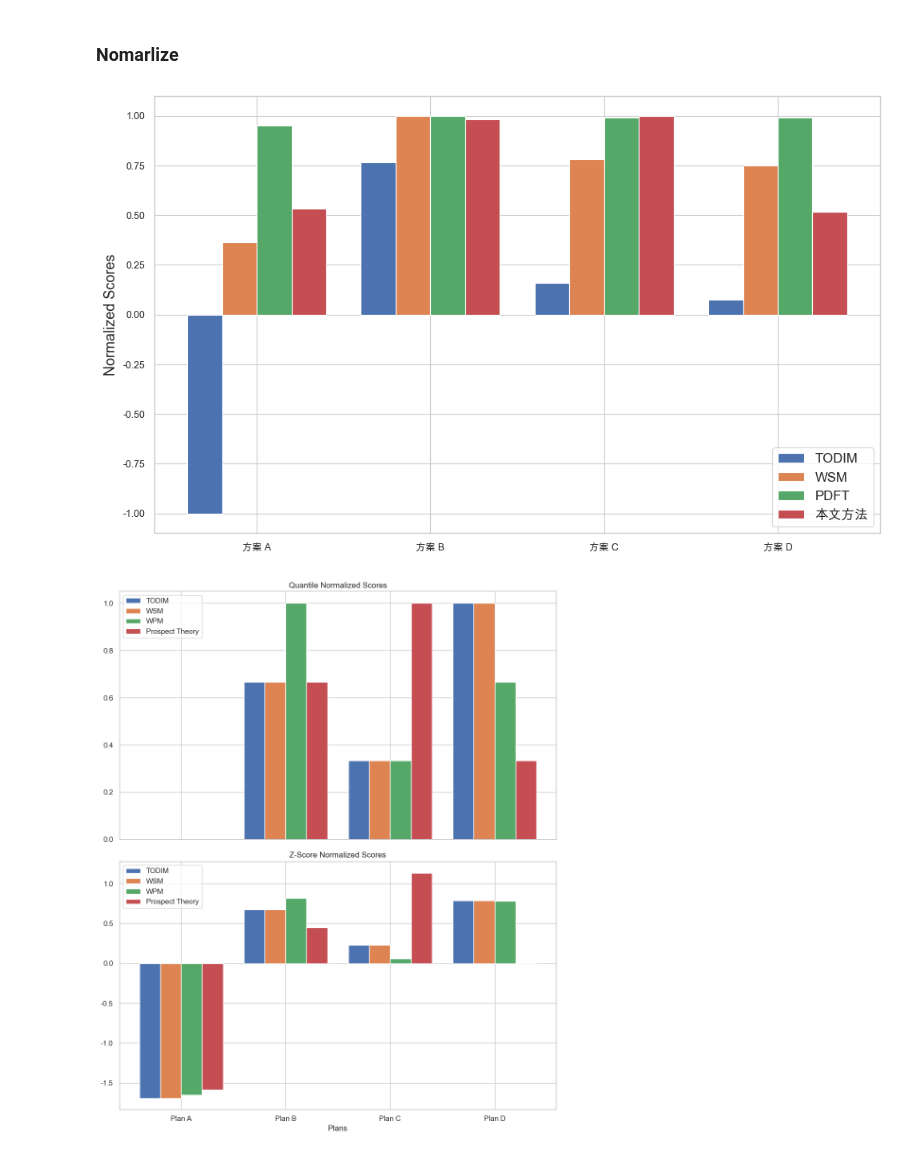
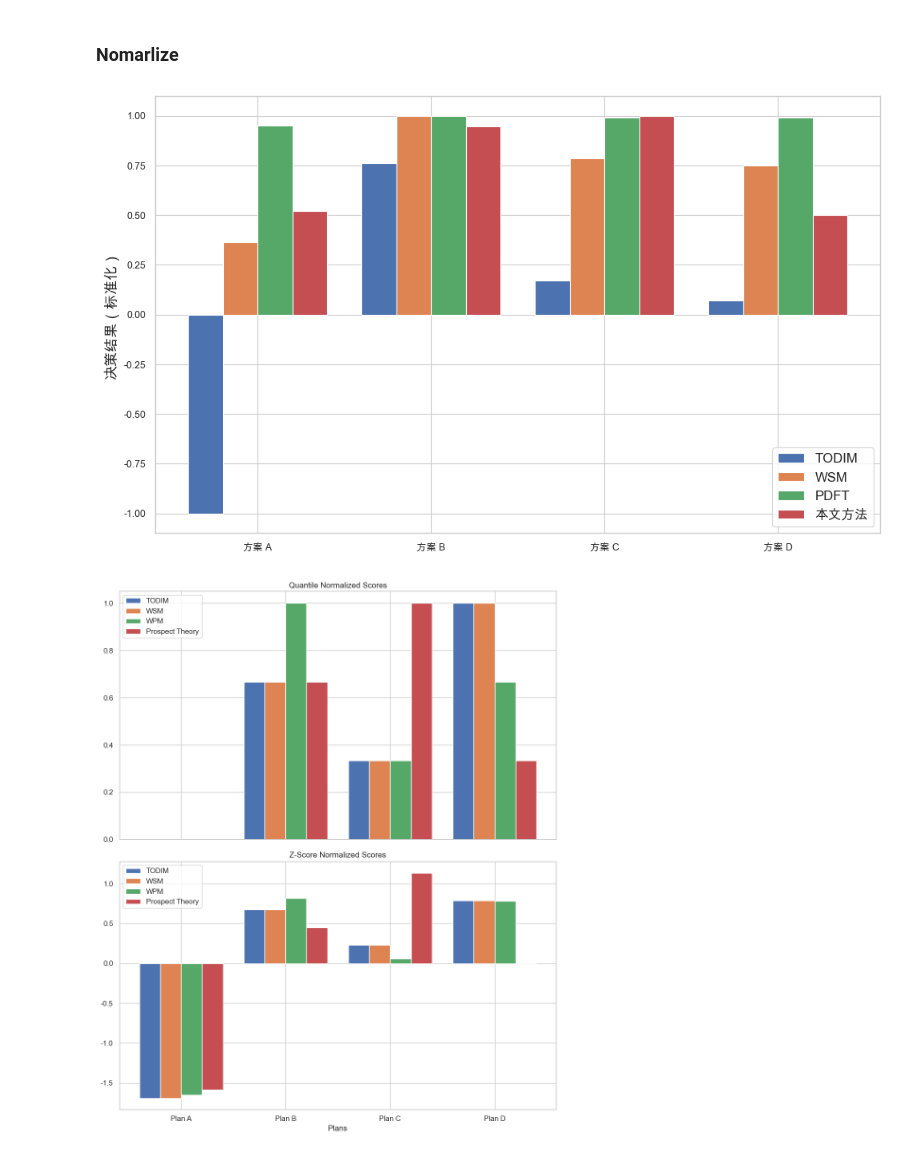
Before and after one commit to JohnHa0/Context_MADM, a Jupyter notebook: initias.ipynb, the cells around one changed output. Cells and saved outputs as stored; diff of their text form; code cells hidden in the pictures.

```diff
--- a/initias.ipynb
+++ b/initias.ipynb
@@ -1298,7 +1298,7 @@ score_IM /= np.sum(score_IM)
 λ = 2.25
 
 PV = [
-    prospect(score_SM[i], α, β, λ) - prospect(score_IM[i], α, β, λ)
+    prospect(score_SM[i], α, β, λ) + prospect(score_IM[i], α, β, λ)
     for i in range(len(score_SM))
 ]
 
@@ -1523,7 +1525,7 @@ score_map = {'s3': 3, 's2': 2, 's1': 1, 's0': 0, 's-1': -1, 's-2': -2, 's-3': -3
 plts_data = [
     [{"s3": 0.5, "s2": 0.3, "s1": 0.2}, {'s-2': 0.24, 's-3': 0.76}, {"s-2": 0.6, "s-1": 0.2, "s0": 0.2}, {"s-1": 0.5, "s-2": 0.4, "s0": 0.1}, {"s1": 0.8, "s0": 0.2}],
     [{"s2": 0.4, "s1": 0.4, "s0": 0.2}, {'s3': 0.76, 's2': 0.24}, {"s0": 0.6, "s1": 0.2, "s-1": 0.2}, {"s1": 0.5, "s0": 0.3, "s2": 0.2}, {"s2": 0.4, "s1": 0.4, "s0": 0.2}],
-    [{"s3": 0.7, "s2": 0.2, "s1": 0.1}, {'s0': 0.19, 's-1': 0.61, 's-2': 0.19}, {"s-1": 0.8, "s-2": 0.2}, {"s1": 0.5, "s0": 0.3, "s-1": 0.2}, {"s3": 0.8, "s2": 0.1, "s1": 0.1}],
+    [{"s3": 0.7, "s2": 0.2, "s1": 0.1}, {'s0': 0.19, 's-1': 0.61, 's-2': 0.19}, {"s-1": 0.8, "s-2": 0.2}, {"s1": 0.5, "s0": 0.3, "s-1": 0.2}, {"s3": 0.8, "s2": 0.2}],
     [{"s2": 0.4, "s1": 0.3, "s0": 0.3}, {'s1': 0.56, 's0': 0.44}, {"s1": 0.6, "s0": 0.3, "s-1": 0.1}, {"s0": 0.4, "s1": 0.6}, {"s-2": 0.5, "s-1": 0.4, "s1": 0.1}]
 ]
 
@@ -1661,9 +1669,11 @@ score_map = {'s3': 1, 's2': 0.75, 's1': 0.5, 's0': 0.25, 's-1': 0, 's-2': -0.25,
 plts_data = [
     [{"s3": 0.5, "s2": 0.3, "s1": 0.2}, {'s-2': 0.24, 's-3': 0.76}, {"s-2": 0.6, "s-1": 0.2, "s0": 0.2}, {"s-1": 0.5, "s-2": 0.4, "s0": 0.1}, {"s1": 0.8, "s0": 0.2}],# 方案1
     [{"s2": 0.4, "s1": 0.4, "s0": 0.2}, {'s3': 0.76, 's2': 0.24}, {"s0": 0.6, "s1": 0.2, "s-1": 0.2}, {"s1": 0.5, "s0": 0.3, "s2": 0.2}, {"s2": 0.4, "s1": 0.4, "s0": 0.2}],#方案2
-    [{"s3": 0.7, "s2": 0.2, "s1": 0.1}, {'s0': 0.19, 's-1': 0.61, 's-2': 0.19}, {"s-1": 0.8, "s-2": 0.2}, {"s1": 0.5, "s0": 0.3, "s-1": 0.2}, {"s3": 0.8, "s2": 0.1, "s1": 0.1}],#方案3
+    [{"s3": 0.7, "s2": 0.2, "s1": 0.1}, {'s0': 0.19, 's-1': 0.61, 's-2': 0.19}, {"s-1": 0.8, "s-2": 0.2}, {"s1": 0.5, "s0": 0.3, "s-1": 0.2}, {"s3": 0.8, "s2": 0.2}],#方案3
     [{"s2": 0.4, "s1": 0.3, "s0": 0.3}, {'s1': 0.56, 's0': 0.44}, {"s1": 0.6, "s0": 0.3, "s-1": 0.1}, {"s0": 0.4, "s1": 0.6}, {"s-2": 0.5, "s-1": 0.4, "s1": 0.1}]#方案4
 ]
+
+
 
 
 def calculate_wsm(plts):
@@ -1692,5 +1702,5 @@ WPM Scores: [1.091284225820955, 1.4917455318823691, 1.3295926847020068, 1.369169
 # %%
-import numpy as np
+ import numpy as np
 
 # 定义 PLTS 数据
 plts_matrix = [
@@ -1710,10 +1720,10 @@ plts_matrix = [
     ],
     [
         {"s3": 0.7, "s2": 0.2, "s1": 0.1},
-        {"s0": 0.27, "s-1": 0.59, "s-2": 0.14},
+        {"s0": 0.19, "s-1": 0.61, "s-2": 0.19},
         {"s-1": 0.8, "s-2": 0.2},
         {"s1": 0.5, "s0": 0.3, "s-1": 0.2},
-        {"s3": 0.8, "s2": 0.1, "s1": 0.1}
+        {"s3": 0.8, "s2": 0.2}
     ],
     [
         {"s2": 0.4, "s1": 0.3, "s0": 0.3},
@@ -1839,45 +1869,45 @@ sns.set(style="whitegrid")
 
 # 定义各决策方法得分
 scores = np.array([
-    [-0.5,0.38325047  ,0.07980456,  0.03694497],  # TODIM
-    [0.18524999999999997, 0.5072500000000001, 0.39625000000000005, 0.381],     # WSM
-    [0.50229898, 0.52861474, 0.52449131, 0.52475588],     # DFT
-    [0.271, 0.501, 0.509, 0.264]      # Context-Based Prospect Theory
+    [-0.5,0.380,  0.085 , 0.035 ],  # TODIM
+    [0.185, 0.507, 0.399, 0.381],     # WSM
+    [0.501, 0.528,  0.523, 0.524],     # DFT
+    [0.271, 0.493, 0.521, 0.261]      # Context-Based Prospect Theory
 ]).T  # 转置使得行为方案，列为方法
 
 # 独立归一化每种方法的得分
 normalized_scores = np.zeros_like(scores)
 for i in range(scores.shape[1]):
     scaler = MaxAbsScaler()  # MaxAbsScaler或 StandardScaler()
     normalized_scores[:, i] = scaler.fit_transform(scores[:, i:i+1]).flatten()
 
 # 方案名称
 plans = ['方案 A', '方案 B', '方案 C', '方案 D']
 methods = ['TODIM', 'WSM', 'PDFT', '本文方法']
 
 sns.set_theme(context="paper",style="whitegrid",font="Arial Unicode MS")
 # 创建柱状图
 fig, ax = plt.subplots(figsize=(10, 6))
 bar_width = 0.2
 index = np.arange(len(plans))
 
 for i in range(len(methods)):
     ax.bar(index + i * bar_width, normalized_scores[:, i], width=bar_width, label=methods[i])
 
 # 添加标签和标题
 # ax.set_xlabel('方案', fontsize=12)
-ax.set_ylabel('Normalized Scores', fontsize=13)
+ax.set_ylabel('决策结果（标准化）', fontsize=13)
 # ax.set_title('Comparison of Decision-Making Methods After Individual Normalization', fontsize=14)
 ax.set_xticks(index + 1.5 * bar_width)
 ax.set_xticklabels(plans)
 # ax.legend()
 ax.legend(loc= "best", fontsize=12)
 # 显示图形
 plt.tight_layout()
 plt.savefig( "Comparison_of_Decision-Making_Methods_After_Individual_Normalization.png",dpi=300)
 plt.show()
 # %% [output]
-[figure, old version]
+[figure, new version]
 # %%
 import numpy as np
 import matplotlib.pyplot as plt
```
Also changed, not shown: parts of 14 cells of this notebook.
